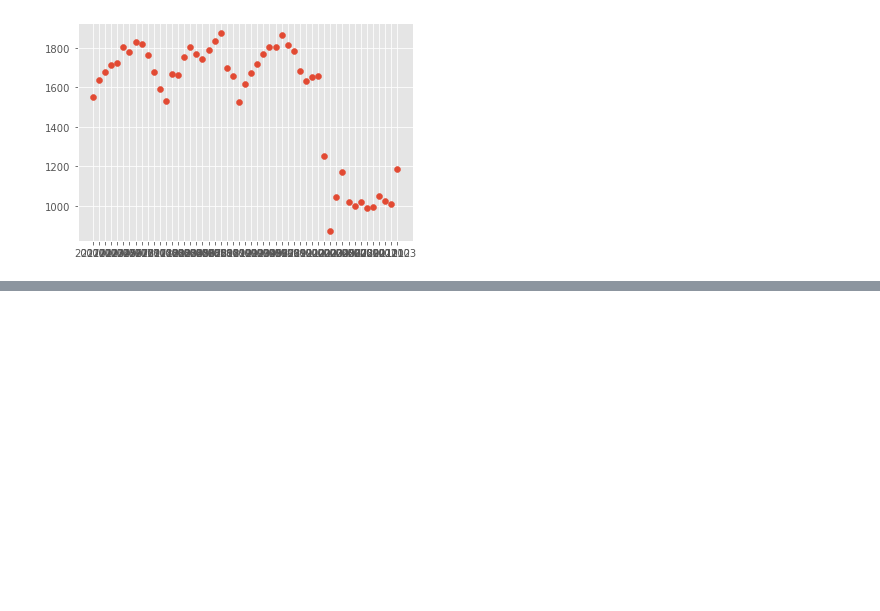
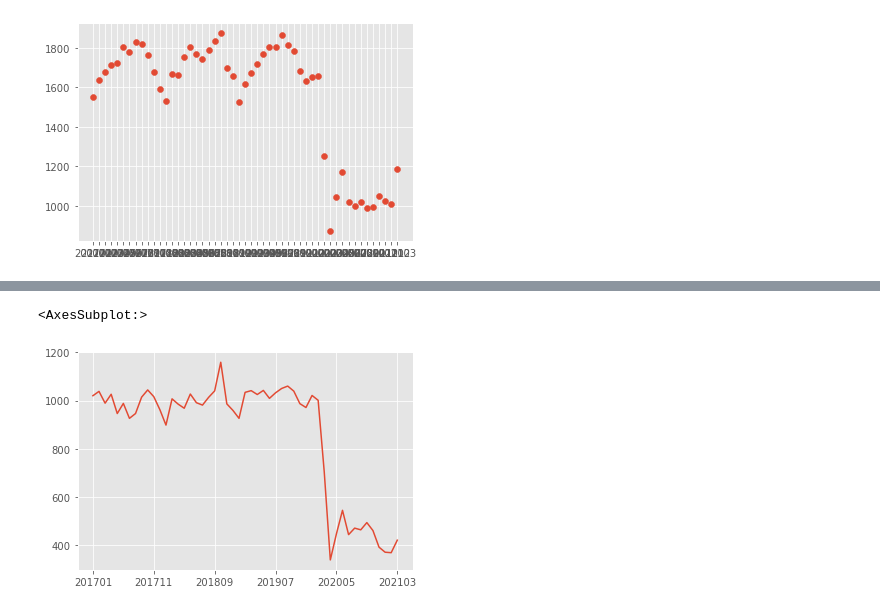
Before and after one commit to gopalsharath/pitt-bus-ridership, a Jupyter notebook: Project 1 Sharath.v1.ipynb, the cells around one changed output, grey strips where cells are left out. Drawn from its saved outputs; the diff is of its cells as text; code cells hidden in the pictures; blank space fills up the shorter version.

```diff
--- a/Project 1 Sharath.v1.ipynb
+++ b/Project 1 Sharath.v1.ipynb
@@ -685,3 +685,5 @@ pa_df2_b_wk=tmp1
+# %%
+pa_df2_b_wk=pa_df2_b.loc[pa_df2_b.loc[:,'day_type']=='WEEKDAY',:]
 # %%
 pa_df2_b_wk
 # %% [output]
@@ -788,0 +943,6 @@ pd.Series(list(map(lambda x: str(x), tmp1.columns)))
+# %%
+tmp11=pa_df2_b_wk.loc[pa_df2_b_wk.loc[:,'route']=='2',:]
+# %%
+tmp12=tmp11.set_index('year_month').loc[:,'avg_riders']
+# %%
+tmp12.index=pd.Series(list(map(lambda x: str(x), tmp12.index)))
@@ -788,0 +969,5 @@ pd.Series(list(map(lambda x: str(x), tmp1.columns)))
+# %%
+tmp12.plot.line(y='avg_riders')
+# %% [output]
+<AxesSubplot:>
+[figure, added]
```
Also changed, not shown: parts of 46 cells of this notebook, 2 other files.
